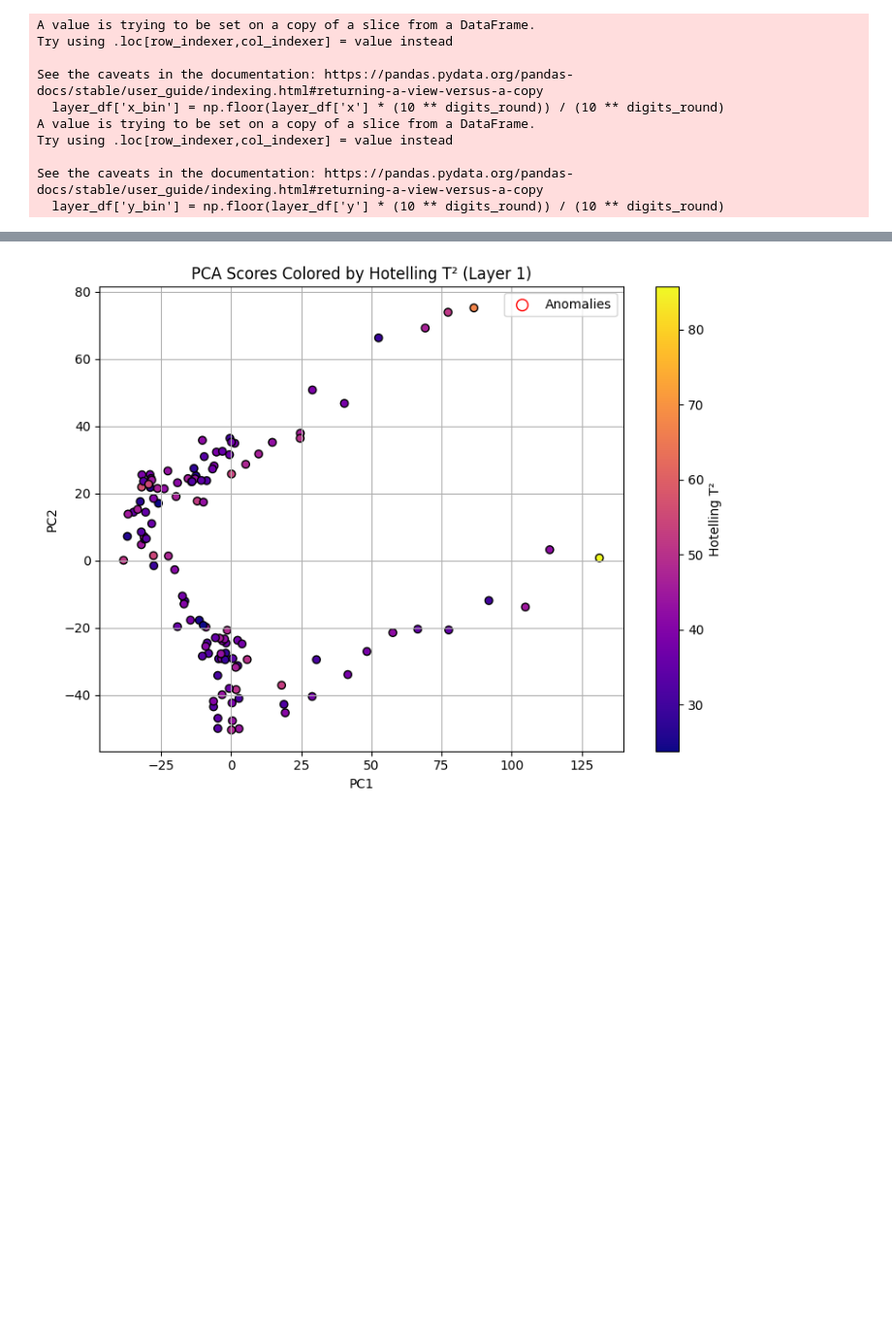
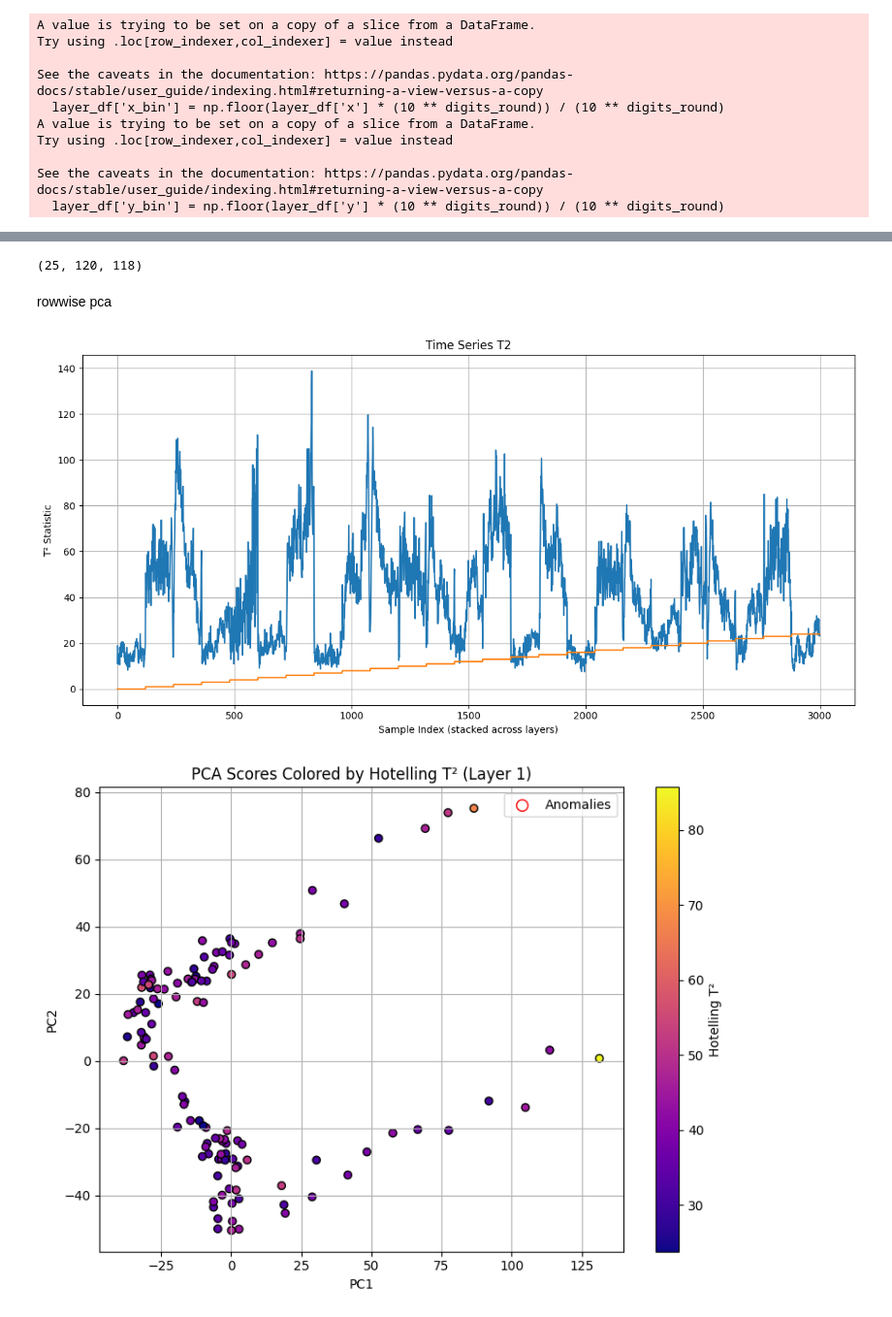
Before and after one commit to Cimap-dev/qda-project, a Jupyter notebook: pca_25_rowwise.ipynb, the cells around one changed output, grey strips where cells are left out. Shown: that part at 97% size. Cells and saved outputs as stored; diff of their text form; code cells hidden in the pictures; blank space fills up the shorter version.

Commit message:
pca_rowwise completo

```diff
--- a/pca_25_rowwise.ipynb
+++ b/pca_25_rowwise.ipynb
@@ -145,3 +62,51 @@ anomalies = results['anomalies']
+# %%
+list_25l.shape
+# %% [output]
+(25, 120, 118)
+# %% [markdown]
+rowwise pca
+# %%
+import numpy as np
+import pandas as pd
+from sklearn.decomposition import PCA
+
+def global_pca_hotelling_df(list_25l, n_components=0.90):
+    # Step 1: Stack all matrices vertically
+    X_all = np.vstack(list_25l)  # shape: (25*M, N)
+
+    # Step 2: Apply PCA
+    pca = PCA(n_components=n_components)
+    X_pca = pca.fit_transform(X_all)
+    std_devs = np.sqrt(pca.explained_variance_)
+
+    # Step 3: Compute Hotelling T²
+    T2 = np.sum((X_pca / std_devs) ** 2, axis=1)
+
+    # Step 4: Build matrix index column
+    rows_per_matrix = list_25l[0].shape[0]
+    matrix_indices = np.concatenate([
+        np.full(rows_per_matrix, i) for i in range(len(list_25l))
+    ])
+
+    # Step 5: Return DataFrame
+    df = pd.DataFrame({
+        'T2': T2,
+        'layer_id': matrix_indices
+    })
+    return df
+output = global_pca_hotelling_df(list_25l)
+
+# Step 5: Plot
+plt.figure(figsize=(12, 6))
+plt.plot(output, label='Hotelling T²')
+plt.xlabel('Sample Index (stacked across layers)')
+plt.ylabel('T² Statistic')
+plt.title('Time Series T2')
+plt.grid(True)
+plt.tight_layout()
+plt.show()
+# %% [output]
+[figure, added]
 # %%
 import numpy as np
 import matplotlib.pyplot as plt
```
Also changed, not shown: parts of 7 cells of this notebook, 3 other files.
